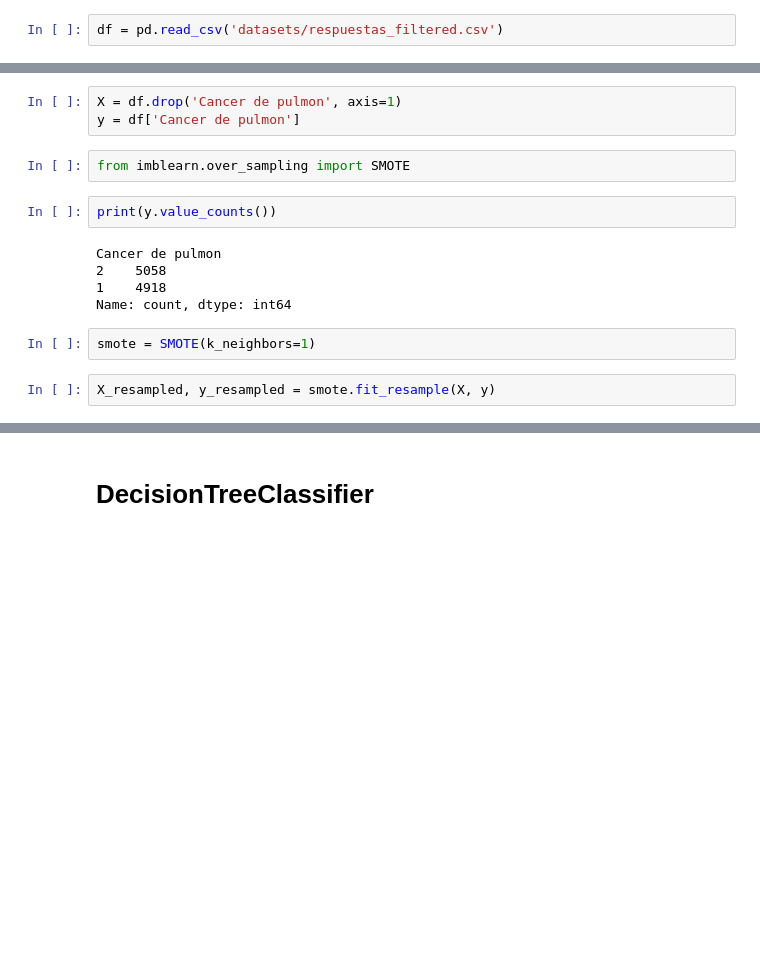
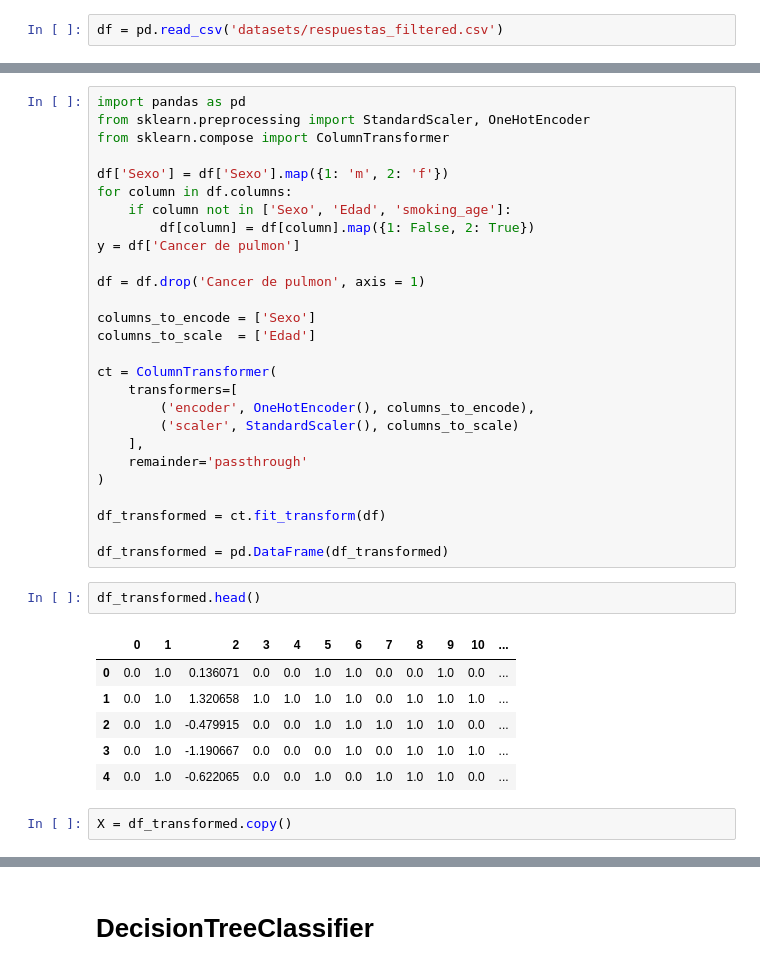
Before and after one commit to eric-castillo05/HackatecITZacatepec-Filtro-FaseLocal-2024, a Jupyter notebook: models.ipynb, the cells around one changed output, grey strips where cells are left out. Drawn from its saved outputs; the diff is of its cells as text; blank space fills up the shorter version.

```diff
--- a/models.ipynb
+++ b/models.ipynb
@@ -12,19 +12,41 @@ df.head()
 | 2 | 1 | 44 | 1 | 1 | 2 | 2 | 2 | 2 | ... |
 | 3 | 1 | 29 | 1 | 1 | 1 | 2 | 1 | 2 | ... |
 | 4 | 1 | 41 | 1 | 1 | 2 | 1 | 2 | 2 | ... |
+# %%
+import pandas as pd
+from sklearn.preprocessing import StandardScaler, OneHotEncoder
+from sklearn.compose import ColumnTransformer
+
+df['Sexo'] = df['Sexo'].map({1: 'm', 2: 'f'})
+for column in df.columns:
+    if column not in ['Sexo', 'Edad', 'smoking_age']:
+        df[column] = df[column].map({1: False, 2: True})
+y = df['Cancer de pulmon']
+
+df = df.drop('Cancer de pulmon', axis = 1)
+
+columns_to_encode = ['Sexo']
+columns_to_scale  = ['Edad']
+
+ct = ColumnTransformer(
+    transformers=[
+        ('encoder', OneHotEncoder(), columns_to_encode),
+        ('scaler', StandardScaler(), columns_to_scale)
+    ],
+    remainder='passthrough'
+)
+
+df_transformed = ct.fit_transform(df)
+
+df_transformed = pd.DataFrame(df_transformed)
+# %%
+df_transformed.head()
+# %% [output]
+|  | 0 | 1 | 2 | 3 | 4 | 5 | 6 | 7 | 8 | 9 | 10 | ... |
+| 0 | 0.0 | 1.0 | 0.136071 | 0.0 | 0.0 | 1.0 | 1.0 | 0.0 | 0.0 | 1.0 | 0.0 | ... |
+| 1 | 0.0 | 1.0 | 1.320658 | 1.0 | 1.0 | 1.0 | 1.0 | 0.0 | 1.0 | 1.0 | 1.0 | ... |
+| 2 | 0.0 | 1.0 | -0.479915 | 0.0 | 0.0 | 1.0 | 1.0 | 1.0 | 1.0 | 1.0 | 0.0 | ... |
+| 3 | 0.0 | 1.0 | -1.190667 | 0.0 | 0.0 | 0.0 | 1.0 | 0.0 | 1.0 | 1.0 | 1.0 | ... |
+| 4 | 0.0 | 1.0 | -0.622065 | 0.0 | 0.0 | 1.0 | 0.0 | 1.0 | 1.0 | 1.0 | 0.0 | ... |
 # %%
-X = df.drop('Cancer de pulmon', axis=1)
-y = df['Cancer de pulmon']
+X = df_transformed.copy()
-# %%
-from imblearn.over_sampling import SMOTE
-# %%
-print(y.value_counts())
-# %% [output]
-Cancer de pulmon
-2    5058
-1    4918
-Name: count, dtype: int64
-# %%
-smote = SMOTE(k_neighbors=1)
-# %%
-X_resampled, y_resampled = smote.fit_resample(X, y)
```
Also changed, not shown: parts of 41 cells of this notebook, 1 other file.
